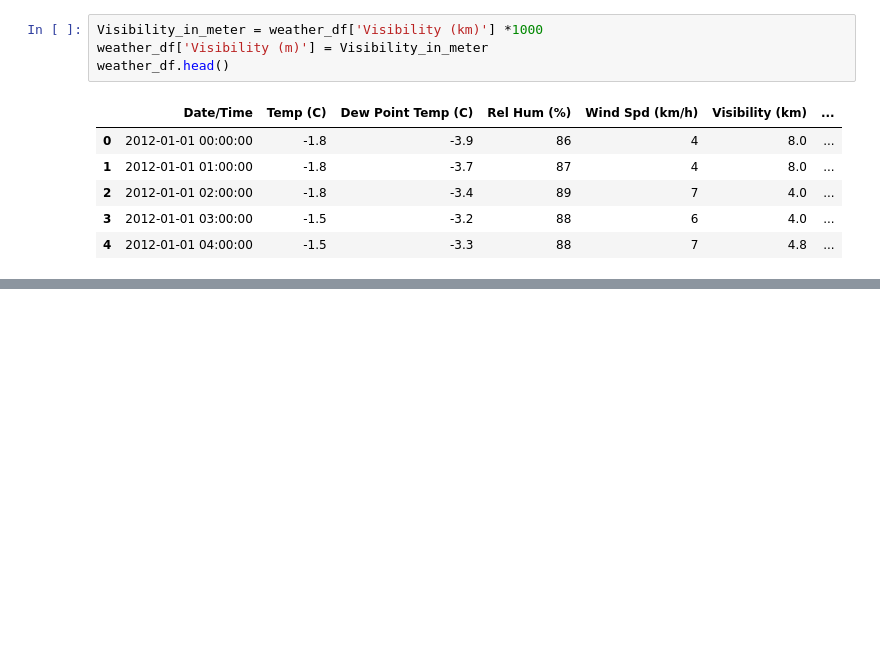
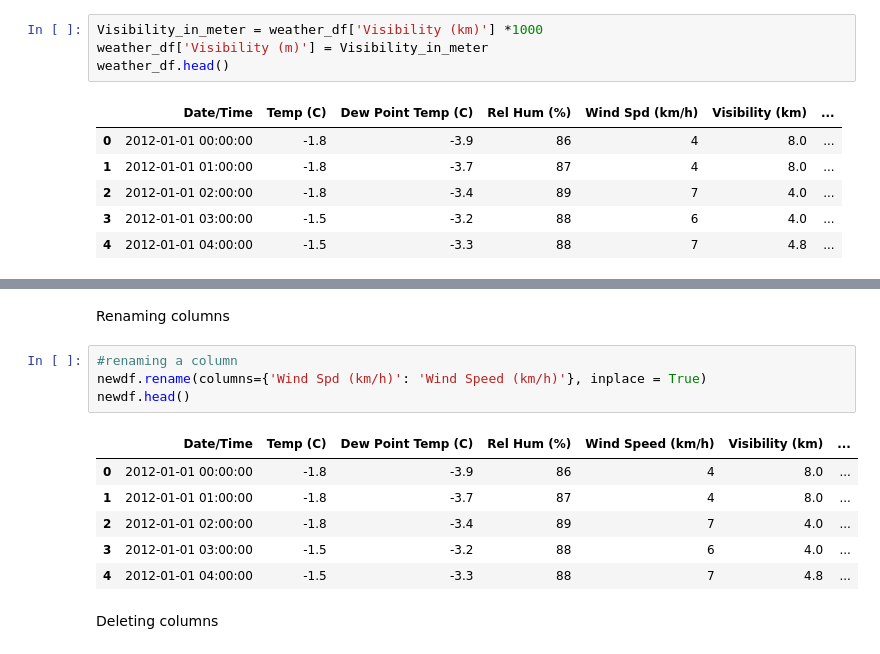
Before and after one commit to cedricbansah/data-science-practice, a Jupyter notebook: week4_notebook.ipynb, the cells around one changed output, grey strips where cells are left out. Saved outputs shown, nothing was run; the diff lists cells and outputs as text; blank space fills up the shorter version.

```diff
--- a/week4_notebook.ipynb
+++ b/week4_notebook.ipynb
@@ -340,3 +346,18 @@ newdf
 | 8782 | 2012-12-31 22:00:00 | -0.2 | -1.8 | 89 | 28 | 9.7 | ... |
 | 8783 | 2012-12-31 23:00:00 | 0.0 | -2.1 | 86 | 30 | 11.3 | ... |
 8784 rows × 9 columns
+# %% [markdown]
+Renaming columns
+# %%
+#renaming a column
+newdf.rename(columns={'Wind Spd (km/h)': 'Wind Speed (km/h)'}, inplace = True)
+newdf.head()
+# %% [output]
+|  | Date/Time | Temp (C) | Dew Point Temp (C) | Rel Hum (%) | Wind Speed (km/h) | Visibility (km) | ... |
+| 0 | 2012-01-01 00:00:00 | -1.8 | -3.9 | 86 | 4 | 8.0 | ... |
+| 1 | 2012-01-01 01:00:00 | -1.8 | -3.7 | 87 | 4 | 8.0 | ... |
+| 2 | 2012-01-01 02:00:00 | -1.8 | -3.4 | 89 | 7 | 4.0 | ... |
+| 3 | 2012-01-01 03:00:00 | -1.5 | -3.2 | 88 | 6 | 4.0 | ... |
+| 4 | 2012-01-01 04:00:00 | -1.5 | -3.3 | 88 | 7 | 4.8 | ... |
+# %% [markdown]
+Deleting columns
```
Also changed, not shown: parts of 19 cells of this notebook.
